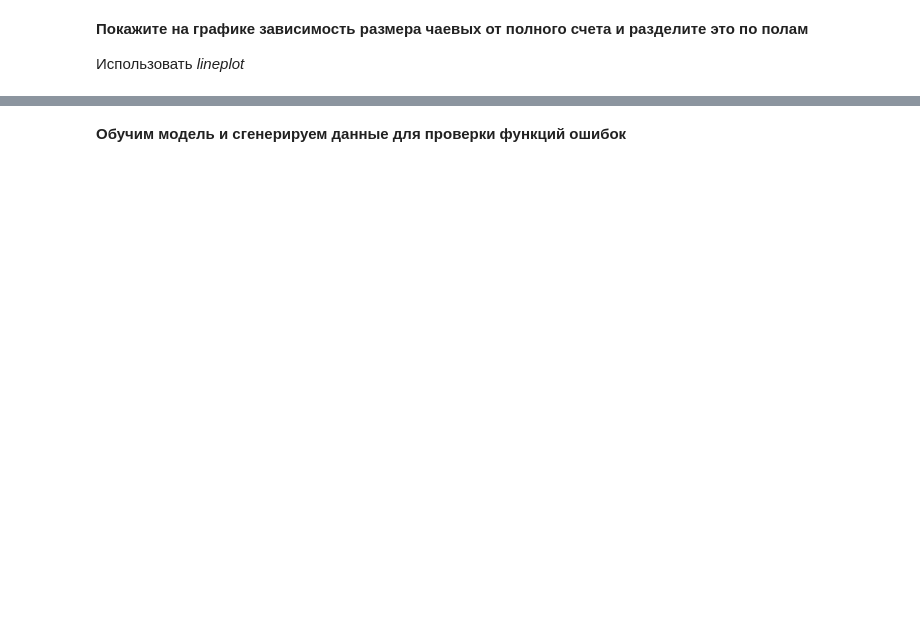
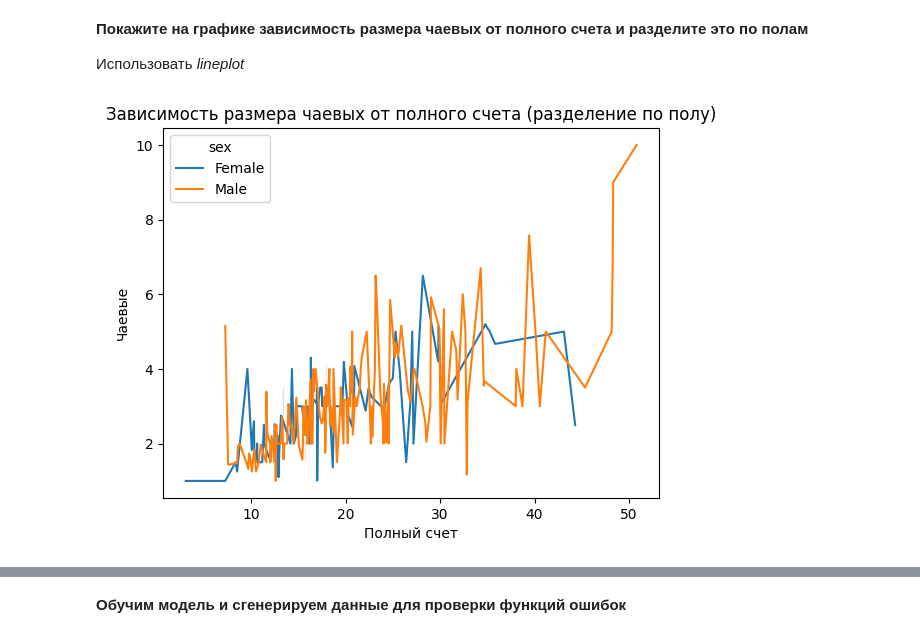
Before and after one commit to ttsypyshev/bmstu-iu5, a Jupyter notebook: 5 term/operational data analysis/lab 6/ЛР_Питон/Исправленное условие.ipynb, the cells around one changed output, grey strips where cells are left out. Cells and saved outputs as stored; diff of their text form; code cells hidden in the pictures; blank space fills up the shorter version.

```diff
--- a/5 term/operational data analysis/lab 6/ЛР_Питон/Исправленное условие.ipynb
+++ b/5 term/operational data analysis/lab 6/ЛР_Питон/Исправленное условие.ipynb
@@ -99,3 +190,18 @@ __Покажите на графике зависимость размера ч
+# %%
+sns.lineplot(
+    data=df,
+    x="total_bill",
+    y="tip",
+    hue="sex"
+)
+
+# Настройка осей и заголовка
+plt.title("Зависимость размера чаевых от полного счета (разделение по полу)")
+plt.xlabel("Полный счет")
+plt.ylabel("Чаевые")
+plt.show()
+# %% [output]
+[figure, added]
 # %%
 #Просто выполните
 X_1 = df.drop(['tip', 'sex', 'smoker', 'day', 'time'], axis=1)
```
Also changed, not shown: parts of 30 cells of this notebook, 8 other files.
